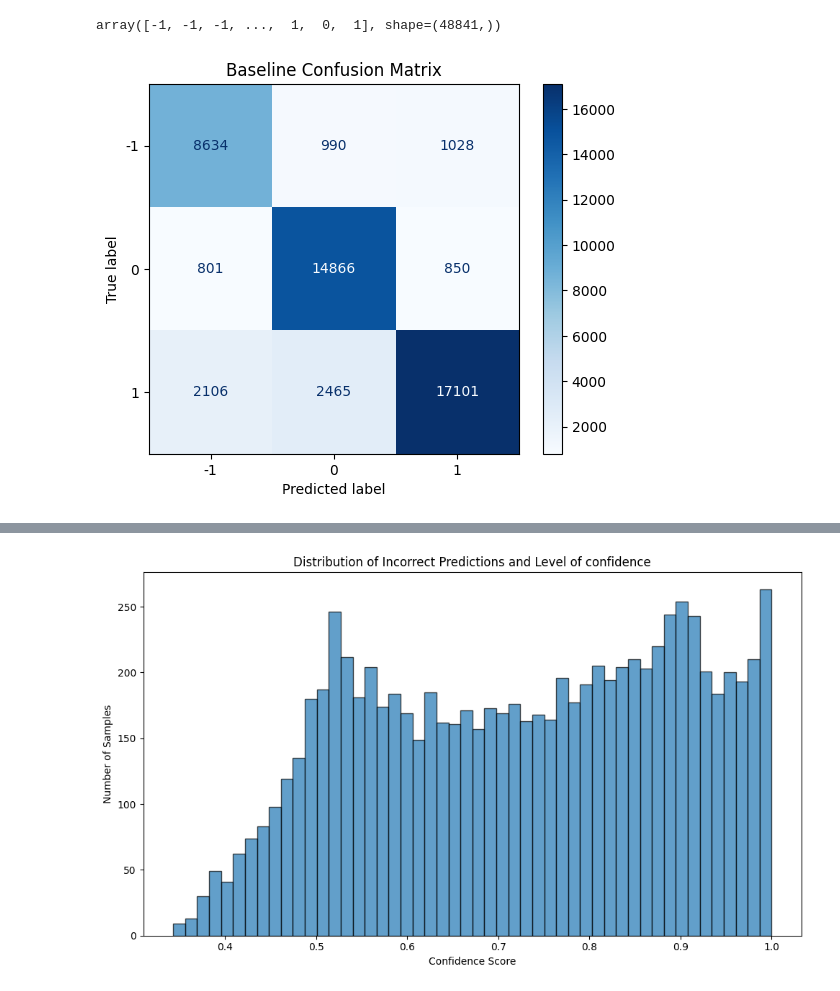
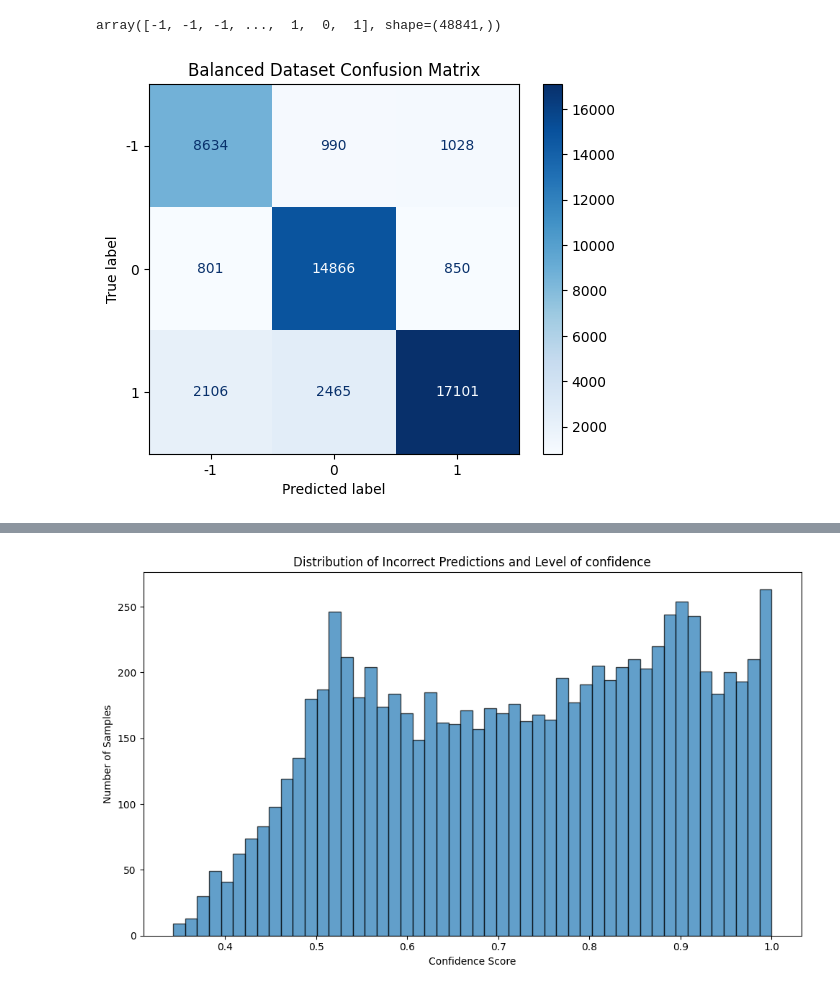
Before and after one commit to OutForMilks/STINTSY-Order-of-Erin, a Jupyter notebook: notebooks/multi_log_reg.ipynb, the cells around one changed output, grey strips where cells are left out. Cells and saved outputs as stored; diff of their text form; code cells hidden in the pictures.

```diff
--- a/notebooks/multi_log_reg.ipynb
+++ b/notebooks/multi_log_reg.ipynb
@@ -174,8 +174,8 @@ We start off by assessing the best possible current parameters for the model usi
 # %%
-model = LogisticRegression()
+balanced_model = LogisticRegression()
 
-model.fit(Xb_train, yb_train)
-y_pred = model.predict(X_test)
+balanced_model.fit(Xb_train, yb_train)
+y_pred = balanced_model.predict(X_test)
 y_true = y_test
 # %% [output]
 STOP: TOTAL NO. OF ITERATIONS REACHED LIMIT
@@ -205,10 +205,10 @@ weighted avg     0.8374    0.8313    0.8316     48841
 array([-1, -1, -1, ...,  1,  0,  1], shape=(48841,))
 # %%
 cm_balanced_values = confusion_matrix(y_true, y_pred)
-cm_baseline = ConfusionMatrixDisplay.from_predictions(
+cm_balanced = ConfusionMatrixDisplay.from_predictions(
     y_true, y_pred, cmap="Blues", display_labels=[-1, 0, 1]
 )
-plt.title("Baseline Confusion Matrix")
+plt.title("Balanced Dataset Confusion Matrix")
 plt.show()
 # %% [output]
-[figure, old version]
+[figure, new version]
```
Also changed, not shown: parts of 43 cells of this notebook.
